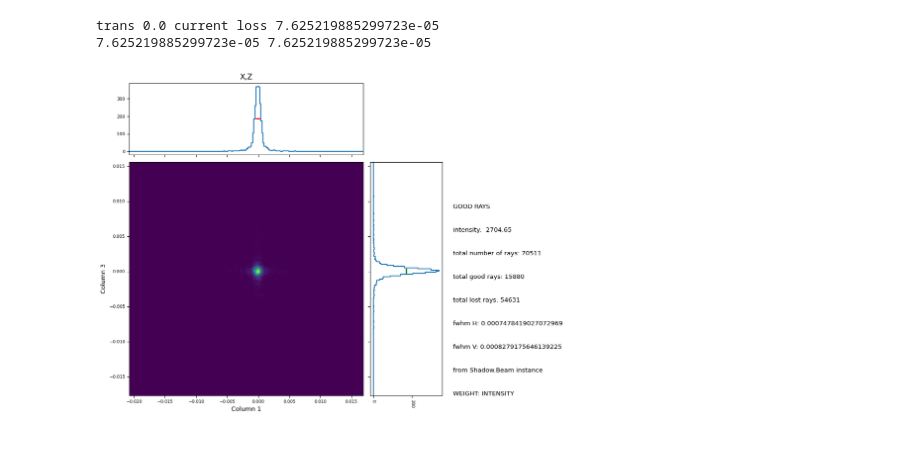
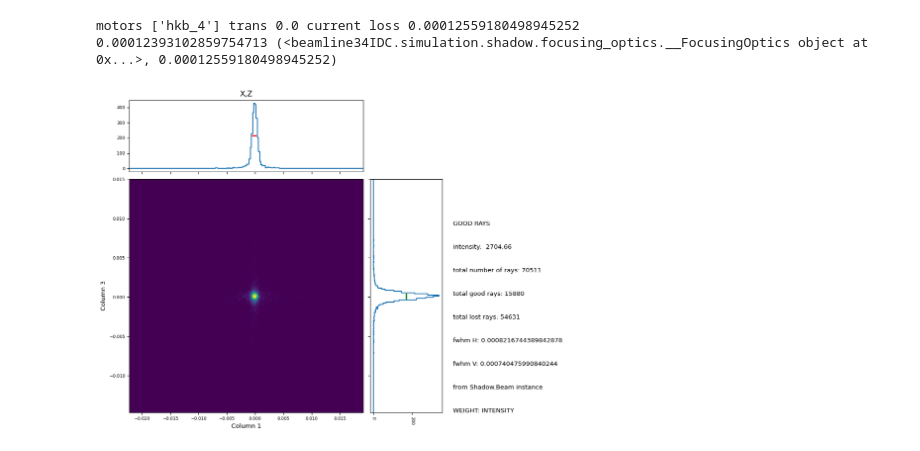
Before and after one commit to AI-ML-at-APS/AI-ML_Control_System, a Jupyter notebook: work_directory/jupyter/hkb_4_opt_test.ipynb, the cells around one changed output. Drawn from its saved outputs; the diff is of its cells as text; code cells hidden in the pictures.

```diff
--- a/work_directory/jupyter/hkb_4_opt_test.ipynb
+++ b/work_directory/jupyter/hkb_4_opt_test.ipynb
@@ -119,25 +24,28 @@ def optimizationTrials(initial_absolute_movement, n_guesses=5, verbose=False):
 # %%
 work_dir = '/Users/saugat/code/oasys/ML_Control_System/work_directory'
 os.chdir(work_dir)
-input_beam = load_shadow_beam("primary_optics_system_beam.dat")
+input_beam_path = "primary_optics_system_beam.dat"
+#input_beam = load_shadow_beam()
 # %%
 fig_save_path = 'figures/opt_hkb_mot4_only/'
 # %%
 if not os.path.isdir(fig_save_path):
     print("Fig save directory does not exist. Trying to create.")
     os.mkdir(fig_save_path)
+# %%
+move_motors = ['hkb_4']
 # %%
 # Focusing Optics System -------------------------
-with redirected_output():
-    focusing_system, out_beam = reinitialize()
+#with redirected_output():
+focusing_system, out_beam = opt_common.reinitialize(input_beam_path=input_beam_path)
 # %%
-centroid, out_beam, hist, dw = getCentroidDistance()
-print(centroid, lossFunction(0.))
+centroid, out_beam, hist, dw = opt_common.getCentroidDistance(focusing_system)
+print(centroid, opt_common.lossFunction(focusing_system, move_motors, 0.))
 _ = plot_shadow_beam_spatial_distribution(out_beam)
 # %% [output]
-trans 0.0 current loss 7.625219885299723e-05
-7.625219885299723e-05 7.625219885299723e-05
+motors ['hkb_4'] trans 0.0 current loss 0.00012559180498945252
+0.00012393102859754713 (<beamline34IDC.simulation.shadow.focusing_optics.__FocusingOptics object at 0x...>, 0.00012559180498945252)
-[figure, old version]
+[figure, new version]
 # %%
 initial_centroids = []
 initial_out_beams = []
```
Also changed, not shown: parts of 7 cells of this notebook, 4 other files.
